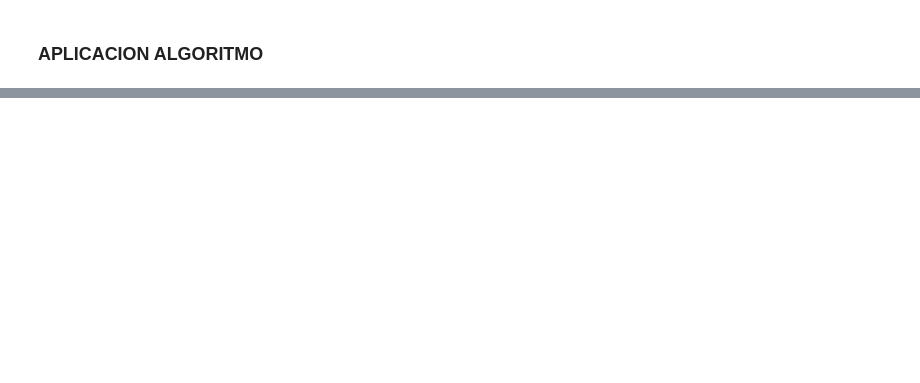
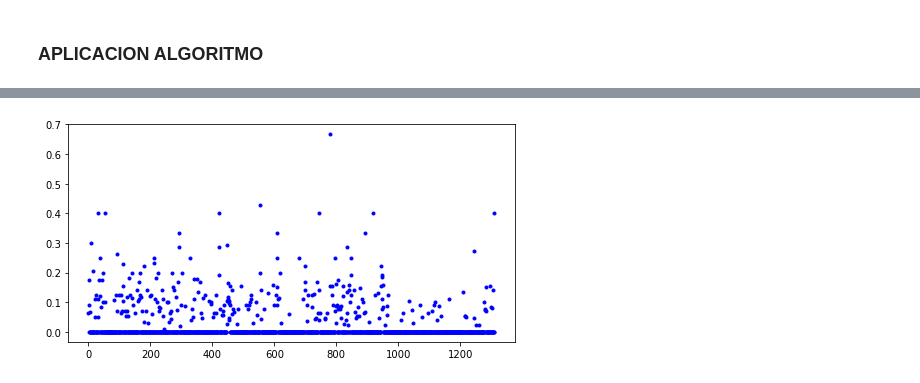
Before and after one commit to mariannaflores/Lab7, a Jupyter notebook: Lab7.ipynb, the cells around one changed output, grey strips where cells are left out. Drawn from its saved outputs; the diff is of its cells as text; code cells hidden in the pictures; blank space fills up the shorter version.

```diff
--- a/Lab7.ipynb
+++ b/Lab7.ipynb
@@ -276,0 +293,5 @@ movieId
+# %%
+y2 = y.fillna(0)
+Y_procesado = np.array(y2)
+X_procesado = np.array(x)
+print(X_procesado.shape, Y_procesado.shape)
@@ -277,8 +300,8 @@ movieId
 # %%
 # Separacion train, cross validation y test
-x_train, x_cv, x_test = np.split(x,
+x_train, x_cv, x_test = np.split(X_procesado,
                        [int(.3333*len(x)), int(.6666*len(x))])
-y_train, y_cv, y_test = np.split(y,
+y_train, y_cv, y_test = np.split(Y_procesado,
                        [int(.3333*len(y)), int(.666*len(y))])
-print(y_train.shape, y_cv.shape, y_train.shape)
-print(x_train.shape, x_cv.shape, x_train.shape)
+print(y_train.shape, y_cv.shape, y_test.shape)
+print(x_train.shape, x_cv.shape, x_test.shape)
@@ -287,7 +328,6 @@ m,n = x_train.shape
 # %% [markdown]
 ### APLICACION ALGORITMO
 # %%
-theta_0 = np.random.rand(n, 1311)
-theta_0.shape
-x_train = x_train
-theta_0 = theta_0.T
+theta_0 = np.random.rand(659, 32)
+print(theta_0.shape)
+#theta_0 = theta_0
@@ -297,0 +336,13 @@ ValueError: can only convert an array of size 1 to a Python scalar
+# %%
+a2, b2 = adam(
+        y_train,
+        x_train,
+        theta_0,
+        cost,
+        gradient,
+        alpha=0.0000001,
+        beta1=0.9,
+        beta2=0.9,
+        epsilon=0.00000001,
+        max_iter=100
+)
@@ -297,0 +365,5 @@ ValueError: can only convert an array of size 1 to a Python scalar
+# %%
+fig,ax = plt.subplots(figsize=(8,4))
+_=ax.plot(range(1311),a2[:,1],'b.')
+# %% [output]
+[figure, added]
```
Also changed, not shown: parts of 12 cells of this notebook.
